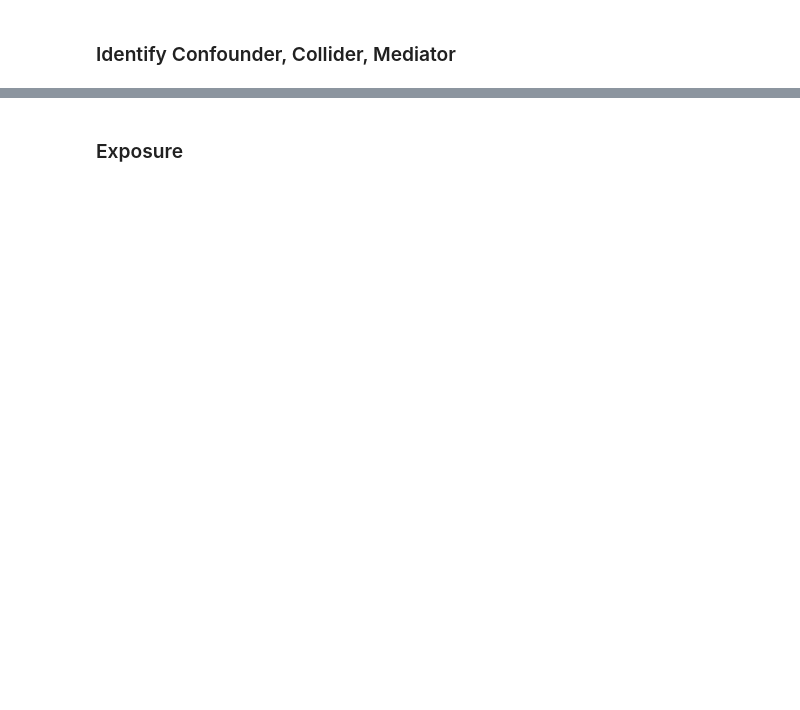
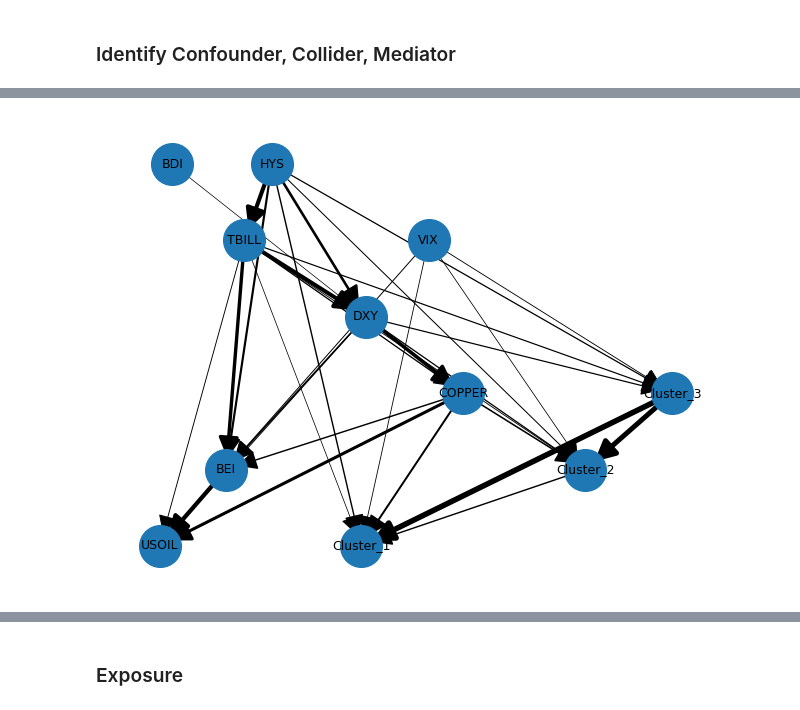
Before and after one commit to Tommylee1013/causal-allocation, a Jupyter notebook: Note/DYNOTEARS.ipynb, the cells around one changed output, grey strips where cells are left out. Saved outputs shown, nothing was run; the diff lists cells and outputs as text; code cells hidden in the pictures; blank space fills up the shorter version.

```diff
--- a/Note/DYNOTEARS.ipynb
+++ b/Note/DYNOTEARS.ipynb
@@ -1065,3 +1087,12 @@ Cluster_3 [('TBILL', 'Cluster_3', {'weight': -0.15417727322542465}), ('DXY', 'Cl
+# %%
+plot_treeish(
+    G1,
+    figsize = (8, 6),
+    arrowsize = 30,
+    show_weights = False
+)
+# %% [output]
+[figure, added]
 # %%
 plot_treeish(
     G_pruned,
```
Also changed, not shown: parts of 50 cells of this notebook, 4 other files.
